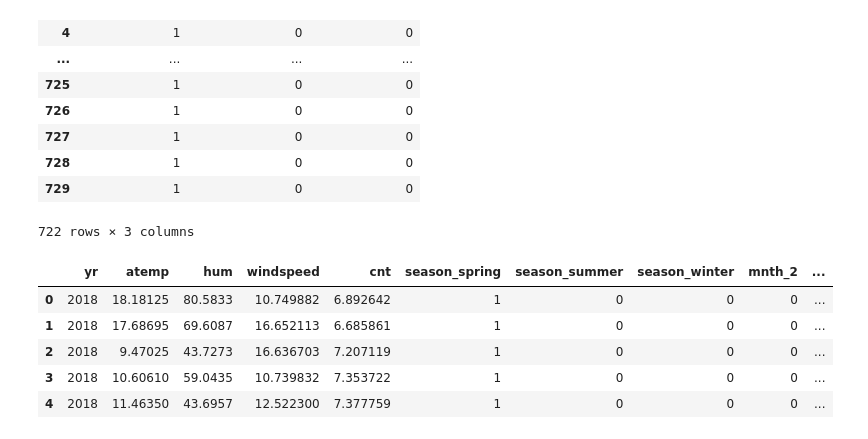
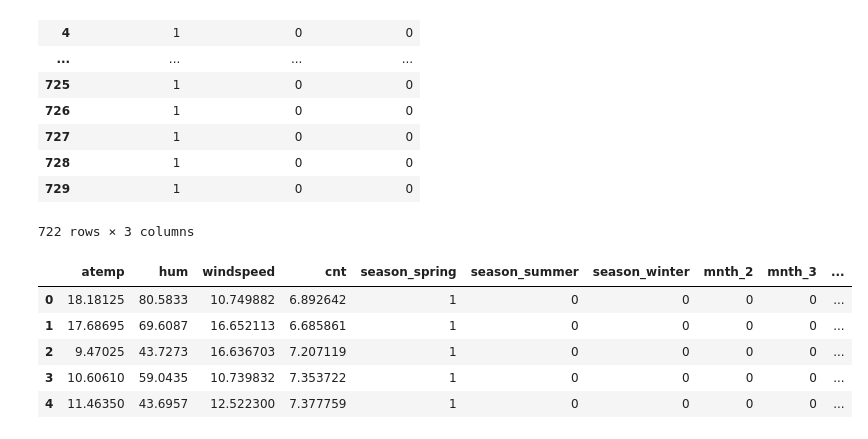
Before and after one commit to samrich76/bike-sharing-system, a Jupyter notebook: Biking_Case_Study_using_RFE.ipynb, the cells around one changed output. Drawn from its saved outputs; the diff is of its cells as text; code cells hidden in the pictures.

```diff
--- a/Biking_Case_Study_using_RFE.ipynb
+++ b/Biking_Case_Study_using_RFE.ipynb
@@ -392,19 +397,19 @@ pd.get_dummies(biking_data['season'], prefix='season', drop_first=True)
 # %%
 
 def one_hot_encoding(data, column):
     data = pd.concat([data, pd.get_dummies(data[column], prefix=column, drop_first=True)], axis=1)
     data = data.drop([column], axis=1)
     return data
 
-cols = ['season','mnth','holiday','weekday','workingday','weathersit']
+cols = ['season','mnth','holiday','weekday','workingday','weathersit','yr']
 
 for col in cols:
     biking_data_test = one_hot_encoding(biking_data_test, col)
 biking_data_test.head()
 # %% [output]
-|  | yr | atemp | hum | windspeed | cnt | season_spring | season_summer | season_winter | mnth_2 | ... |
-| 0 | 2018 | 18.18125 | 80.5833 | 10.749882 | 6.892642 | 1 | 0 | 0 | 0 | ... |
-| 1 | 2018 | 17.68695 | 69.6087 | 16.652113 | 6.685861 | 1 | 0 | 0 | 0 | ... |
-| 2 | 2018 | 9.47025 | 43.7273 | 16.636703 | 7.207119 | 1 | 0 | 0 | 0 | ... |
-| 3 | 2018 | 10.60610 | 59.0435 | 10.739832 | 7.353722 | 1 | 0 | 0 | 0 | ... |
-| 4 | 2018 | 11.46350 | 43.6957 | 12.522300 | 7.377759 | 1 | 0 | 0 | 0 | ... |
+|  | atemp | hum | windspeed | cnt | season_spring | season_summer | season_winter | mnth_2 | mnth_3 | ... |
+| 0 | 18.18125 | 80.5833 | 10.749882 | 6.892642 | 1 | 0 | 0 | 0 | 0 | ... |
+| 1 | 17.68695 | 69.6087 | 16.652113 | 6.685861 | 1 | 0 | 0 | 0 | 0 | ... |
+| 2 | 9.47025 | 43.7273 | 16.636703 | 7.207119 | 1 | 0 | 0 | 0 | 0 | ... |
+| 3 | 10.60610 | 59.0435 | 10.739832 | 7.353722 | 1 | 0 | 0 | 0 | 0 | ... |
+| 4 | 11.46350 | 43.6957 | 12.522300 | 7.377759 | 1 | 0 | 0 | 0 | 0 | ... |
```
Also changed, not shown: parts of 79 cells of this notebook.
